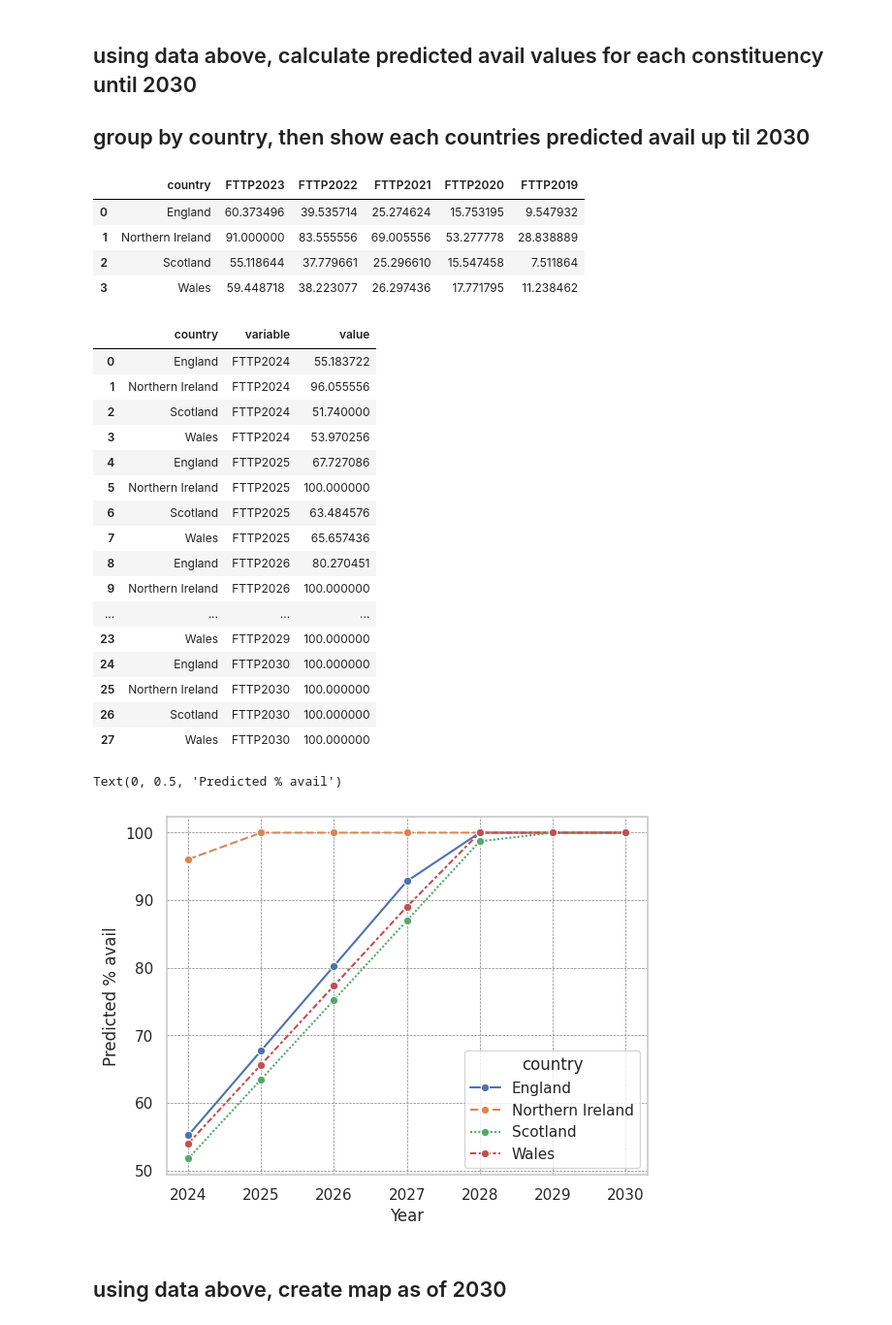
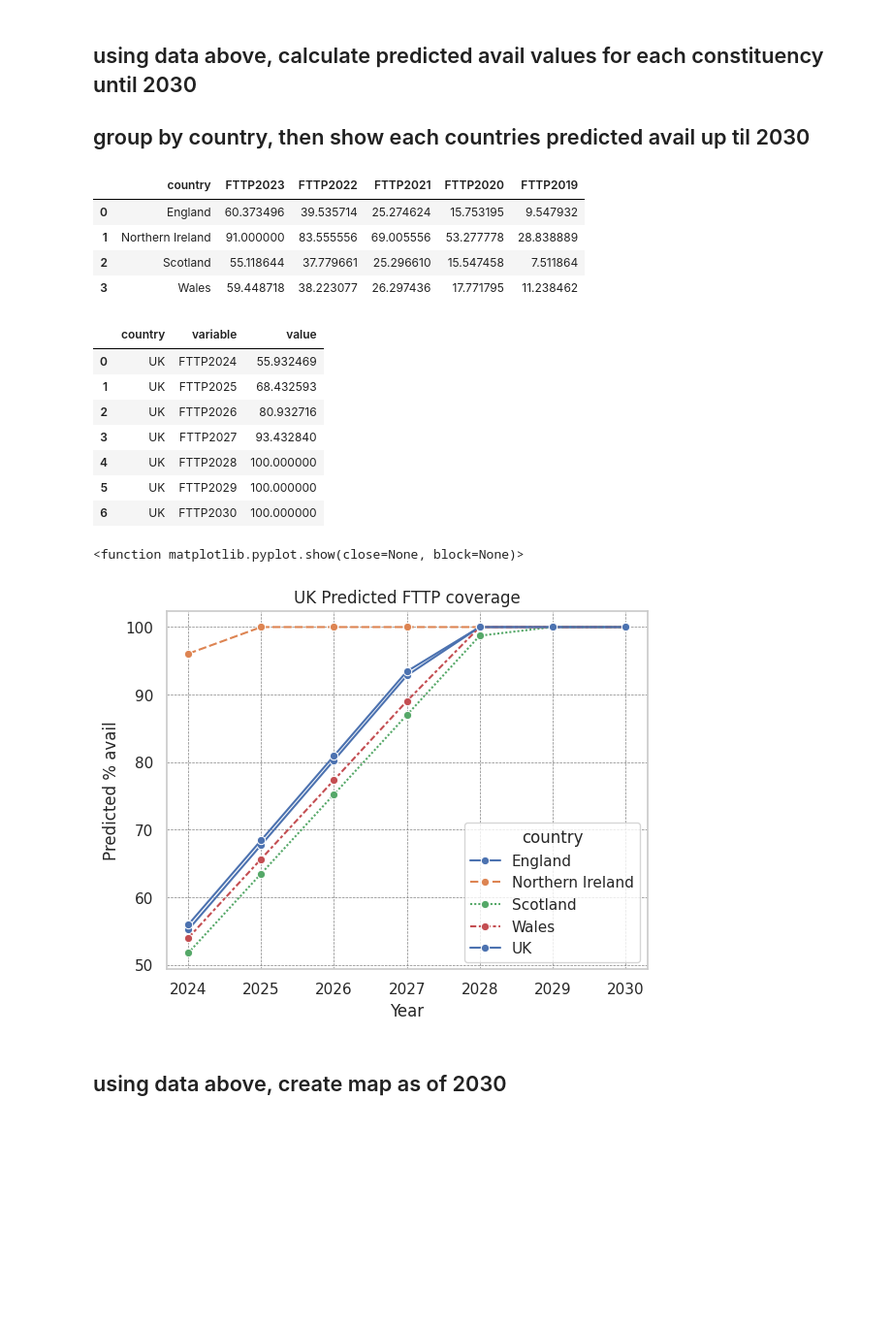
Before and after one commit to yuliiabosher/Fiber-optic-project, a Jupyter notebook: UKPredictions.ipynb, the cells around one changed output. Shown at 97% size. Cells and saved outputs as stored; diff of their text form; code cells hidden in the pictures; blank space fills up the shorter version.

```diff
--- a/UKPredictions.ipynb
+++ b/UKPredictions.ipynb
@@ -251,10 +319,6 @@ See the caveats in the documentation: https://pandas.pydata.org/pandas-docs/stab
 #group by country, then show each countries predicted avail up ti  2030
 #df_grouped = df_final.groupby('country', 'FTTP2019'.mean)
 df_interim = df_final[['country', 'FTTP2023','FTTP2022','FTTP2021','FTTP2020','FTTP2019']]
-#df_grouped_uk = df_final[['FTTP2023','FTTP2022','FTTP2021','FTTP2020','FTTP2019']].mean()
-#df_grouped_uk = df_final['FTTP2019'].mean()
-#df_grouped_uk['country'] = 'UK'
-#display(df_grouped_uk.head())
 df_grouped = df_interim.groupby('country',as_index=False).mean()
 #df_grouped = pd.concat([df_grouped_country, df_grouped_uk])
 display(df_grouped.head(100))
@@ -292,57 +356,90 @@ df_grouped['FTTP2029'] = vals2029
 df_grouped['FTTP2030'] = vals2030
 
 #df_grouped['100% Year'] = vals100
-df_grouped.head()
+#df_grouped.head()
 #drop anything before 2024
 df_grouped.drop(['FTTP2019'], axis=1, inplace=True)
 df_grouped.drop(['FTTP2020'], axis=1, inplace=True)
 df_grouped.drop(['FTTP2021'], axis=1, inplace=True)
 df_grouped.drop(['FTTP2022'], axis=1, inplace=True)
 df_grouped.drop(['FTTP2023'], axis=1, inplace=True)
 
 percent_cols = ['FTTP2024','FTTP2025',
        'FTTP2026',
        'FTTP2027',
        'FTTP2028','FTTP2029', 'FTTP2030']
 meltedData=df_grouped.melt(id_vars=["country"],value_vars=percent_cols)
 
 meltedData['value'] = np.where(meltedData['value'] > 100, 100, meltedData['value'])
+#display(meltedData)
+#meltedData.plot(x='variable',y='value')
+sns.set(style="whitegrid")
+sns.set_color_codes("pastel")
+ax = sns.lineplot(x='variable', y='value', hue='country', style='country',marker = 'o', color='b',# deep, muted, bright, pastel, dark, colorblind
+             data=meltedData, )
+
+ax.set_xticklabels(['2024','2025','2026','2027','2028','2029','2030'])
+plt.grid(color = 'grey', linestyle = '--', linewidth = 0.5)
+plt.xlabel('Year')
+plt.ylabel('Predicted % avail')
+plt.show
+
+#lets try to get a figure for UK as a whole
+df_grouped_uk = df_final[['FTTP2023','FTTP2022','FTTP2021','FTTP2020','FTTP2019']]
+
+#display(df_grouped_uk.head(700))
+val_2019 = df_grouped_uk['FTTP2019'].mean()
+val_2020 = df_grouped_uk['FTTP2020'].mean()
+val_2021 = df_grouped_uk['FTTP2021'].mean()
+val_2022 = df_grouped_uk['FTTP2022'].mean()
+val_2023 = df_grouped_uk['FTTP2023'].mean()
+thisval2024 = fn_predict_five_year(val_2019, val_2020, val_2021, val_2022, val_2023, 2019, 5)
+thisval2025 = fn_predict_five_year(val_2019, val_2020, val_2021, val_2022, val_2023, 2019,6)
+thisval2026 = fn_predict_five_year(val_2019, val_2020, val_2021, val_2022, val_2023, 2019,7)
+thisval2027 = fn_predict_five_year(val_2019, val_2020, val_2021, val_2022, val_2023, 2019,8)
+thisval2028 = fn_predict_five_year(val_2019, val_2020, val_2021, val_2022, val_2023, 2019,9)
+thisval2029 = fn_predict_five_year(val_2019, val_2020, val_2021, val_2022, val_2023, 2019,10)
+thisval2030 = fn_predict_five_year(val_2019, val_2020, val_2021, val_2022, val_2023, 2019,11)
+df_uk_results = pd.DataFrame({'country':['UK'],'FTTP2024':[thisval2024],'FTTP2025':[thisval2025],'FTTP2026':[thisval2026],'FTTP2027':[thisval2027],
+                              'FTTP2028':[thisval2028], 'FTTP2029':[thisval2029], 'FTTP2030':[thisval2030]})
+df_uk_results.head()
+
+percent_cols = ['FTTP2024','FTTP2025',
+       'FTTP2026',
+       'FTTP2027',
+       'FTTP2028','FTTP2029', 'FTTP2030']
+meltedData=df_uk_results.melt(id_vars=["country"],value_vars=percent_cols)
+
+meltedData['value'] = np.where(meltedData['value'] > 100, 100, meltedData['value'])
 display(meltedData)
 #meltedData.plot(x='variable',y='value')
 sns.set(style="whitegrid")
 sns.set_color_codes("pastel")
 ax = sns.lineplot(x='variable', y='value', hue='country', style='country',marker = 'o', color='b',# deep, muted, bright, pastel, dark, colorblind
              data=meltedData, )
 
 ax.set_xticklabels(['2024','2025','2026','2027','2028','2029','2030'])
 plt.grid(color = 'grey', linestyle = '--', linewidth = 0.5)
 plt.xlabel('Year')
 plt.ylabel('Predicted % avail')
+plt.title('UK Predicted FTTP coverage')
+plt.show
 # %% [output]
 |  | country | FTTP2023 | FTTP2022 | FTTP2021 | FTTP2020 | FTTP2019 |
 | 0 | England | 60.373496 | 39.535714 | 25.274624 | 15.753195 | 9.547932 |
 | 1 | Northern Ireland | 91.000000 | 83.555556 | 69.005556 | 53.277778 | 28.838889 |
 | 2 | Scotland | 55.118644 | 37.779661 | 25.296610 | 15.547458 | 7.511864 |
 | 3 | Wales | 59.448718 | 38.223077 | 26.297436 | 17.771795 | 11.238462 |
 |  | country | variable | value |
-| 0 | England | FTTP2024 | 55.183722 |
-| 1 | Northern Ireland | FTTP2024 | 96.055556 |
-| 2 | Scotland | FTTP2024 | 51.740000 |
-| 3 | Wales | FTTP2024 | 53.970256 |
-| 4 | England | FTTP2025 | 67.727086 |
-| 5 | Northern Ireland | FTTP2025 | 100.000000 |
-| 6 | Scotland | FTTP2025 | 63.484576 |
-| 7 | Wales | FTTP2025 | 65.657436 |
-| 8 | England | FTTP2026 | 80.270451 |
-| 9 | Northern Ireland | FTTP2026 | 100.000000 |
-| ... | ... | ... | ... |
-| 23 | Wales | FTTP2029 | 100.000000 |
-| 24 | England | FTTP2030 | 100.000000 |
-| 25 | Northern Ireland | FTTP2030 | 100.000000 |
-| 26 | Scotland | FTTP2030 | 100.000000 |
-| 27 | Wales | FTTP2030 | 100.000000 |
+| 0 | UK | FTTP2024 | 55.932469 |
+| 1 | UK | FTTP2025 | 68.432593 |
+| 2 | UK | FTTP2026 | 80.932716 |
+| 3 | UK | FTTP2027 | 93.432840 |
+| 4 | UK | FTTP2028 | 100.000000 |
+| 5 | UK | FTTP2029 | 100.000000 |
+| 6 | UK | FTTP2030 | 100.000000 |
-Text(0, 0.5, 'Predicted % avail')
+<function matplotlib.pyplot.show(close=None, block=None)>
-[figure, old version]
+[figure, new version]
 # %% [markdown]
 ## using data above, create map as of 2030
 # %%
```
Also changed, not shown: parts of 1 cell of this notebook.
